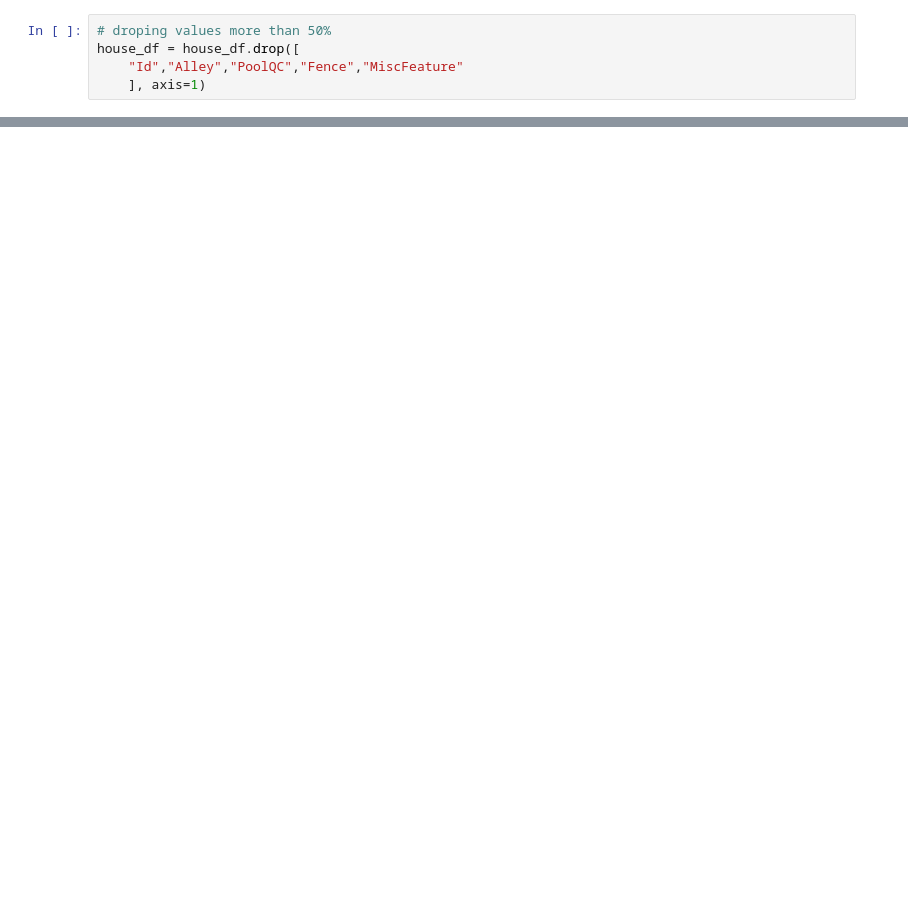
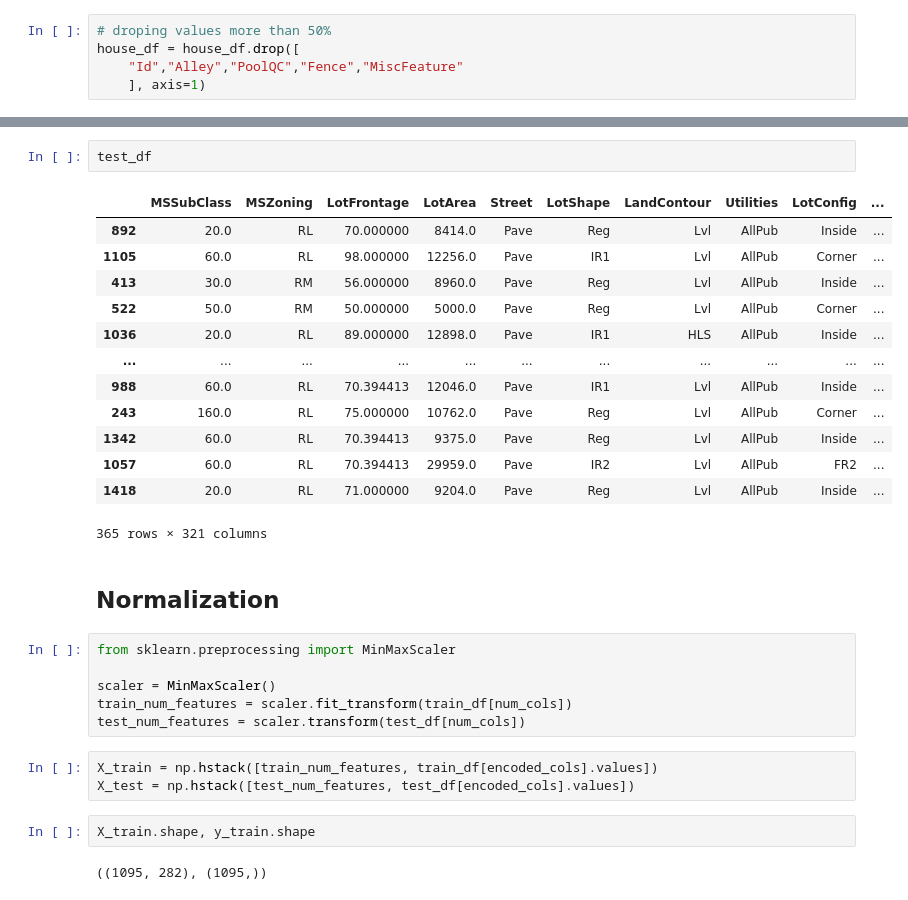
Before and after one commit to AnhDuybugde/House_price_regression, a Jupyter notebook: notebooks/main.ipynb, the cells around one changed output, grey strips where cells are left out. Saved outputs shown, nothing was run; the diff lists cells and outputs as text; blank space fills up the shorter version.

```diff
--- a/notebooks/main.ipynb
+++ b/notebooks/main.ipynb
@@ -130,0 +195,31 @@ house_df = house_df.drop([
+# %%
+test_df
+# %% [output]
+|  | MSSubClass | MSZoning | LotFrontage | LotArea | Street | LotShape | LandContour | Utilities | LotConfig | ... |
+| 892 | 20.0 | RL | 70.000000 | 8414.0 | Pave | Reg | Lvl | AllPub | Inside | ... |
+| 1105 | 60.0 | RL | 98.000000 | 12256.0 | Pave | IR1 | Lvl | AllPub | Corner | ... |
+| 413 | 30.0 | RM | 56.000000 | 8960.0 | Pave | Reg | Lvl | AllPub | Inside | ... |
+| 522 | 50.0 | RM | 50.000000 | 5000.0 | Pave | Reg | Lvl | AllPub | Corner | ... |
+| 1036 | 20.0 | RL | 89.000000 | 12898.0 | Pave | IR1 | HLS | AllPub | Inside | ... |
+| ... | ... | ... | ... | ... | ... | ... | ... | ... | ... | ... |
+| 988 | 60.0 | RL | 70.394413 | 12046.0 | Pave | IR1 | Lvl | AllPub | Inside | ... |
+| 243 | 160.0 | RL | 75.000000 | 10762.0 | Pave | Reg | Lvl | AllPub | Corner | ... |
+| 1342 | 60.0 | RL | 70.394413 | 9375.0 | Pave | Reg | Lvl | AllPub | Inside | ... |
+| 1057 | 60.0 | RL | 70.394413 | 29959.0 | Pave | IR2 | Lvl | AllPub | FR2 | ... |
+| 1418 | 20.0 | RL | 71.000000 | 9204.0 | Pave | Reg | Lvl | AllPub | Inside | ... |
+365 rows × 321 columns
+# %% [markdown]
+## **Normalization**
+# %%
+from sklearn.preprocessing import MinMaxScaler
+
+scaler = MinMaxScaler()
+train_num_features = scaler.fit_transform(train_df[num_cols])
+test_num_features = scaler.transform(test_df[num_cols])
+# %%
+X_train = np.hstack([train_num_features, train_df[encoded_cols].values])
+X_test = np.hstack([test_num_features, test_df[encoded_cols].values])
+# %%
+X_train.shape, y_train.shape
+# %% [output]
+((1095, 282), (1095,))
```
Also changed, not shown: parts of 29 cells of this notebook, 8 other files.
